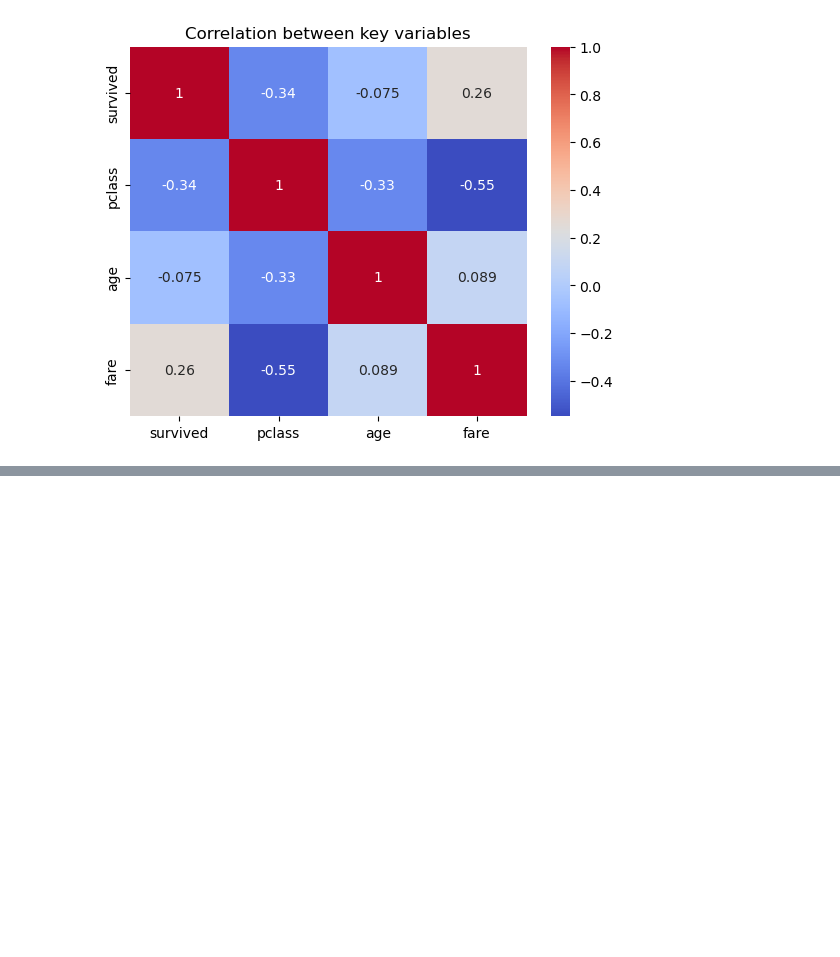
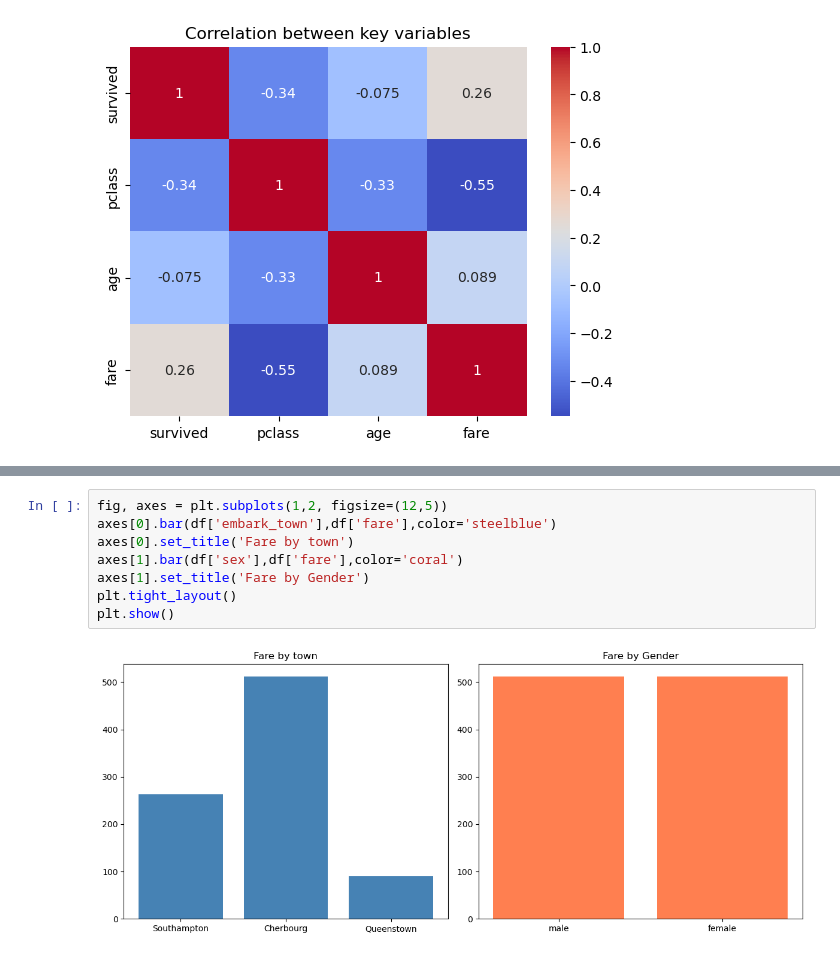
Before and after one commit to dhruvigautam01/data-analytics-learning, a Jupyter notebook: titanic_analysis.ipynb, the cells around one changed output, grey strips where cells are left out. Drawn from its saved outputs; the diff is of its cells as text; blank space fills up the shorter version.

```diff
--- a/titanic_analysis.ipynb
+++ b/titanic_analysis.ipynb
@@ -92,0 +174,10 @@ plt.show()
+# %%
+fig, axes = plt.subplots(1,2, figsize=(12,5))
+axes[0].bar(df['embark_town'],df['fare'],color='steelblue')
+axes[0].set_title('Fare by town')
+axes[1].bar(df['sex'],df['fare'],color='coral')
+axes[1].set_title('Fare by Gender')
+plt.tight_layout()
+plt.show()
+# %% [output]
+[figure, added]
```
Also changed, not shown: parts of 16 cells of this notebook.
